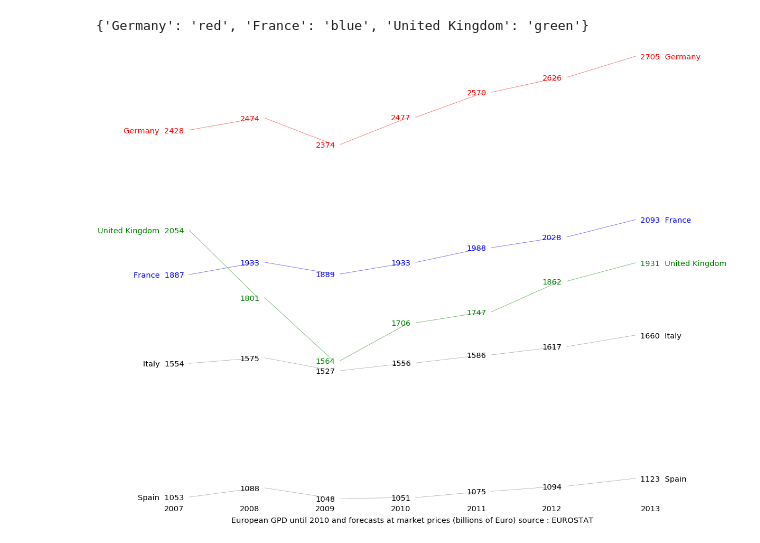
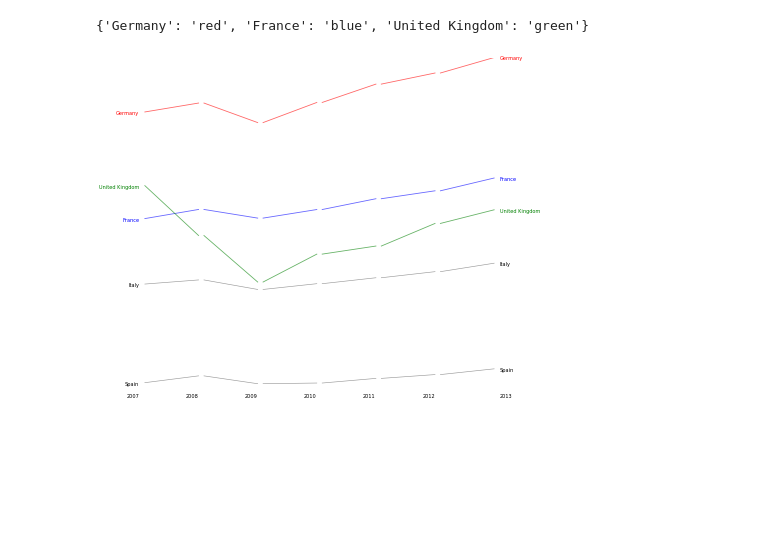
Before and after one commit to BenedictusAryo/SlopeGraph, a Jupyter notebook: SlopeGraph demo.ipynb, the cells around one changed output. Cells and saved outputs as stored; diff of their text form; code cells hidden in the pictures; blank space fills up the shorter version.

Commit message:
edit graph

```diff
--- a/SlopeGraph demo.ipynb
+++ b/SlopeGraph demo.ipynb
@@ -43,9 +43,8 @@ color  = {'Germany':'red',
 color
 # %% [output]
 {'Germany': 'red', 'France': 'blue', 'United Kingdom': 'green'}
-# %%
-f = slope(dftop5/1000, kind='interval', color=color,
-          font_size=35, height=30, width=40, dpi=200,
-          title=u'European GPD until 2010 and forecasts at market prices (billions of Euro) source : EUROSTAT')
-# %% [output]
-[figure, removed]
+# %%
+# Without numbers
+f = slope(dftop5/1000,width =15,height= 12,kind='interval',marker = None,font_size=12,color=color,savename=None,dpi=200)
+# %% [output]
+[figure, added]
```
Also changed, not shown: parts of 1 cell of this notebook.
